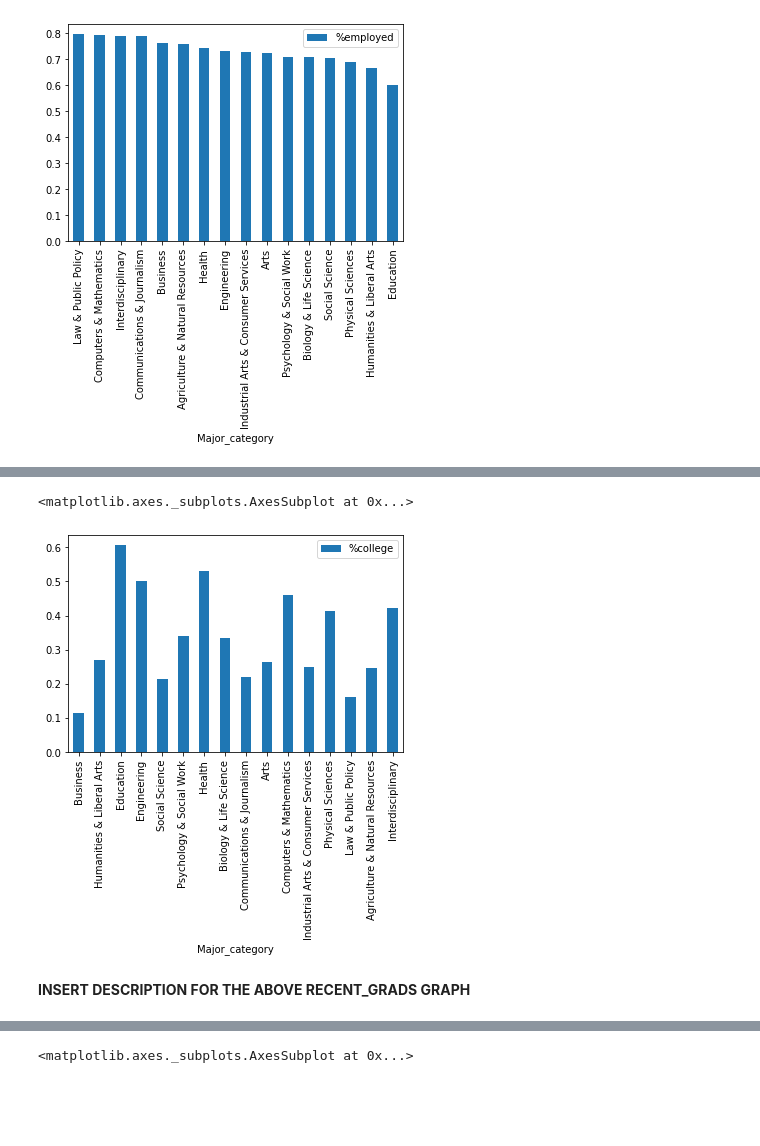
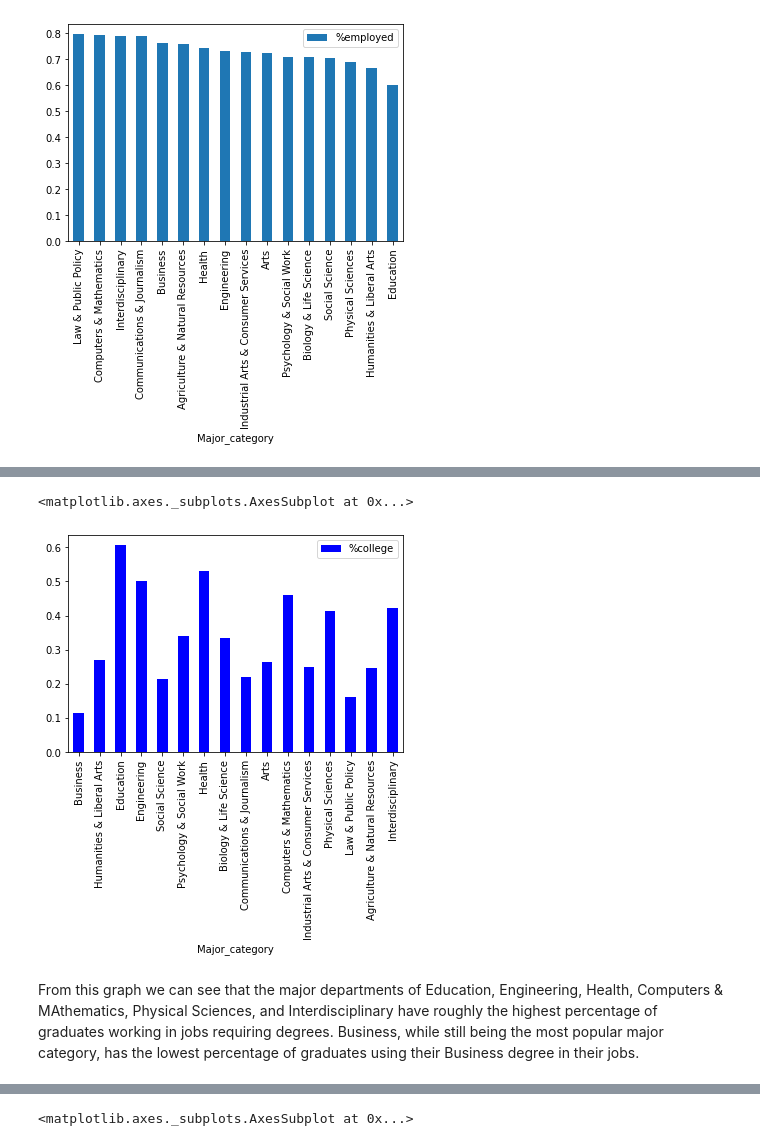
Before and after one commit to AlexCheng7/College-Employment-Analysis, a Jupyter notebook: FinalProject_group048.ipynb, the cells around one changed output, grey strips where cells are left out. Saved outputs shown, nothing was run; the diff lists cells and outputs as text; code cells hidden in the pictures; blank space fills up the shorter version.

```diff
--- a/FinalProject_group048.ipynb
+++ b/FinalProject_group048.ipynb
@@ -330,8 +330,8 @@ all_ages_major_category.sort_values('%employed', ascending=False)[['%employed']]
 # %%
-recent_grads_major_category.sort_values('Total', ascending=False)[['%college']].plot(kind='bar')
+recent_grads_major_category.sort_values('Total', ascending=False)[['%college']].plot(kind='bar', color='blue')
 # %% [output]
 <matplotlib.axes._subplots.AxesSubplot at 0x...>
-[figure, old version]
+[figure, new version]
-# %% [markdown]
-**INSERT DESCRIPTION FOR THE ABOVE RECENT_GRADS GRAPH**
+# %% [markdown]
+From this graph we can see that the major departments of Education, Engineering, Health, Computers & MAthematics, Physical Sciences, and Interdisciplinary have roughly the highest percentage of graduates working in jobs requiring degrees. Business, while still being the most popular major category, has the lowest percentage of graduates using their Business degree in their jobs.
 # %%
```
Also changed, not shown: parts of 28 cells of this notebook.
